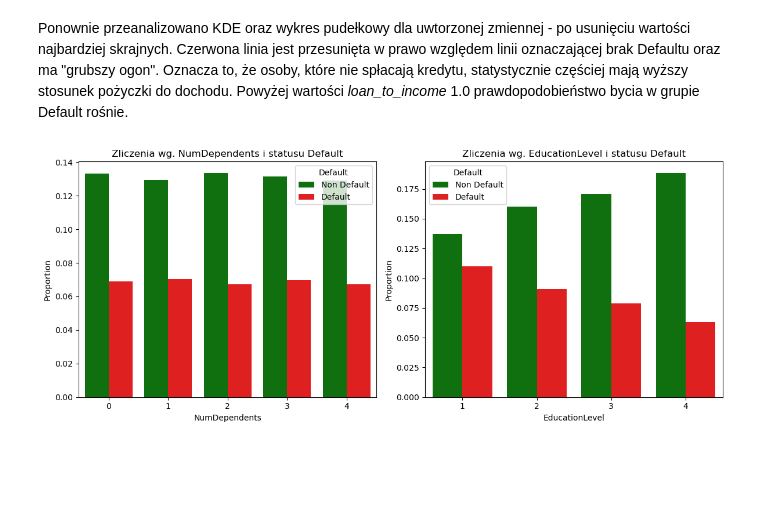
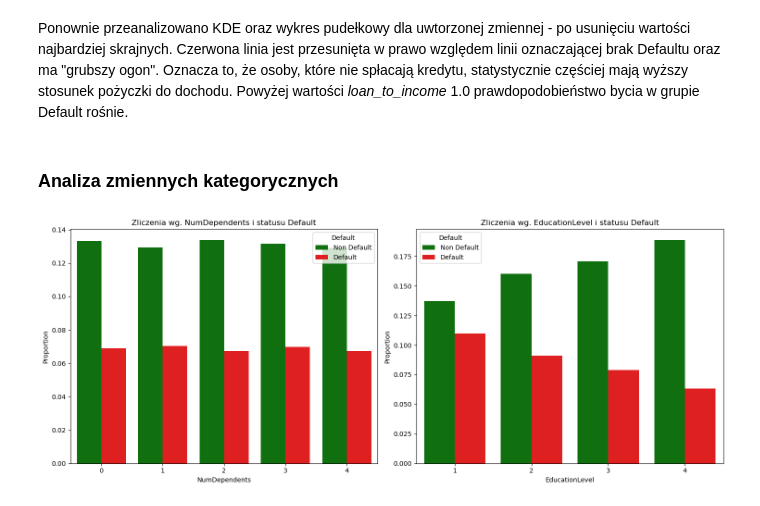
Before and after one commit to malgorzatakukielka/default, a Jupyter notebook: analiza.ipynb, the cells around one changed output. Drawn from its saved outputs; the diff is of its cells as text; code cells hidden in the pictures; blank space fills up the shorter version.

```diff
--- a/analiza.ipynb
+++ b/analiza.ipynb
@@ -164,13 +164,13 @@ train_df['LoanAmount'] = train_df['LoanAmount'].abs()
 ### Braki danych
 W niniejszej sekcji podjęto próbę zadresowania problemu braku danych w kolumnie <i>CreditScore</i>
 # %%
-vars = ['NumDependents', 'EducationLevel', 'Default']
-fig = plt.figure(figsize=(15, 5))
+vars = ['NumDependents', 'EducationLevel']
+fig = plt.figure(figsize=(10, 5))
 
 for i, var in enumerate(vars):
-    ax = fig.add_subplot(1, 3, i + 1)
+    ax = fig.add_subplot(1, 2, i + 1)
     null_analysis = train_df.groupby(train_df['CreditScore'].isnull())[var].value_counts(normalize=True).unstack()
-    null_analysis.plot(kind='bar', stacked=True, ax=ax)
+    null_analysis.plot(kind='bar', stacked=False, ax=ax)
     ax.set_title(f'Proportion of {var} by CreditScore Null Status')
     ax.set_xlabel('Is CreditScore Null')
     ax.set_ylabel('Proportion')
@@ -204,0 +206,7 @@ Brak wyraźnych dowodów na zależność braków w kolumnie CreditScore od innyc
+# %%
+train_df['CreditScore_Missing'] = train_df['CreditScore'].isnull().astype(int)
+credit_score_median = train_df['CreditScore'].median()
+train_df['CreditScore'] = train_df['CreditScore'].fillna(credit_score_median)
+
+print(f"Zastosowana mediana do imputacji: {credit_score_median}")
+print(f"Liczba braków po operacji: {train_df['CreditScore'].isnull().sum()}")
@@ -275,22 +288,24 @@ plt.show()
 Ponownie przeanalizowano KDE oraz wykres pudełkowy dla uwtorzonej zmiennej - po usunięciu wartości najbardziej skrajnych.
 Czerwona linia jest przesunięta w prawo względem linii oznaczającej brak Defaultu oraz ma "grubszy ogon". Oznacza to, że osoby, które nie spłacają kredytu, statystycznie częściej mają wyższy stosunek pożyczki do dochodu.
 Powyżej wartości <i>loan_to_income</i> 1.0 prawdopodobieństwo bycia w grupie Default rośnie.
+# %% [markdown]
+### Analiza zmiennych kategorycznych
 # %%
 discrete_features = ['NumDependents', 'EducationLevel']
-fig = plt.figure(figsize=(12, 5))
+fig = plt.figure(figsize=(15, 6))
 
 for i, var in enumerate(discrete_features):
     ax = fig.add_subplot(1, 2, i + 1)
     sns.countplot(
         x=var, hue='Default', data=train_df, stat= "proportion",
         ax=ax, palette={1: 'red', 0: 'green'}, order=sorted(train_df[var].unique())
     )
     ax.set_title(f'Zliczenia wg. {var} i statusu Default', fontsize=12)
     ax.set_xlabel(f'{var}')
     ax.set_ylabel('Proportion')
     ax.legend(title='Default', labels=['Non Default', 'Default'])
 
 plt.tight_layout()
 plt.show()
 # %% [output]
-[figure, old version]
+[figure, new version]
```
Also changed, not shown: parts of 10 cells of this notebook.
